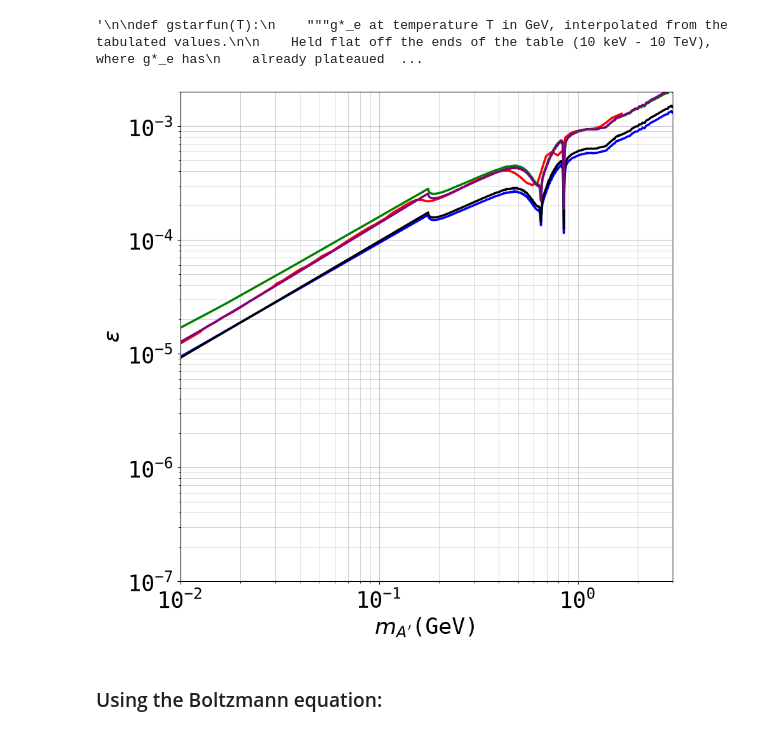
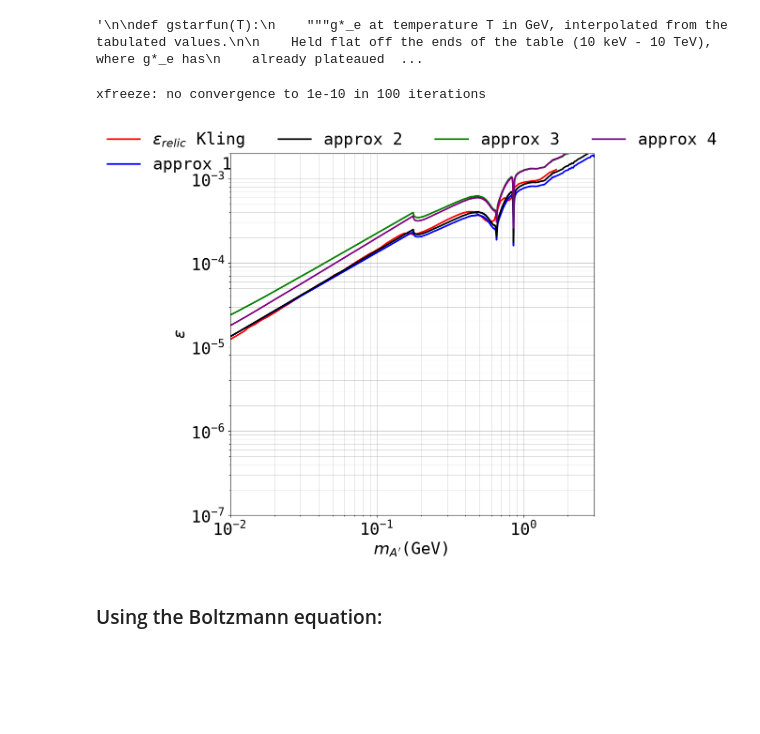
Before and after one commit to sgogoeg/bcgs_internship, a Jupyter notebook: Code/Relic_Abundance.ipynb, the cells around one changed output. Saved outputs shown, nothing was run; the diff lists cells and outputs as text; code cells hidden in the pictures; blank space fills up the shorter version.

```diff
--- a/Code/Relic_Abundance.ipynb
+++ b/Code/Relic_Abundance.ipynb
@@ -82,7 +82,7 @@ def Kl(mchi, ml):
     mchi = np.asarray(mchi, dtype=float)
     opench = mchi > ml
     r2 = np.where(opench, ml**2/np.where(opench, mchi, 1.0)**2, 0.0)
-    return np.where(opench, np.sqrt(1 - r2)*(1 + r2/6), 0.0)
+    return np.where(opench, np.sqrt(1 - r2)*(1 + r2/2), 0.0)
 
 def sumKl(mchi):
     total = np.zeros_like(np.asarray(mchi, dtype=float))
@@ -99,7 +99,7 @@ def Kmu(mchi):
     """
     mchi = np.asarray(mchi, dtype=float)
     r2 = mleptons[1]**2/mchi**2
-    return np.sqrt(1 - r2)*(1 + r2/6)
+    return np.sqrt(1 - r2)*(1 + r2/2)
 
 ### Hadronic R ratio, R = sigma(e+e- -> hadrons)/sigma(e+e- -> mu+mu-),
 ### from the PDG compilation in data/rratio.dat (1400 points, 0.3-188.7 GeV).
@@ -298,11 +298,11 @@ OmegaDM = 0.265 #Without reduced Hubble constant factor
 
 def eps_approx0(ma, alpha, alphaD, mchi):
     xf = 20
-    return np.sqrt(3e-9/(sigmavrel(1, ma, alpha, alphaD, mchi, xf)))
+    return np.sqrt(6e-9/(sigmavrel(1, ma, alpha, alphaD, mchi, xf)))
 
 def eps_approx1(ma, alpha, alphaD, mchi):
-    xf = np.log(3e-9*mpl*mchi)
-    return np.sqrt(3e-9/(sigmavrel(1, ma, alpha, alphaD, mchi, xf)))
+    xf = np.log(6e-9*mpl*mchi)
+    return np.sqrt(6e-9/(sigmavrel(1, ma, alpha, alphaD, mchi, xf)))
 # %%
 # Some of the testing parameters:
 
@@ -397,7 +397,7 @@ plt.show()
 # 150-214 MeV window once per candidate, tagged in the last column by which
 # choice(s) the row belongs to ('All' outside that window). Pick one, or
 # g*_e is double valued at seven temperatures.
-qcd_transition = "170"          # "214", "170" or "150" MeV
+qcd_transition = "214"          # "214", "170" or "150" MeV
 
 dof_table = np.genfromtxt("data/effective_dof.csv", delimiter=',', names=True,
                           dtype=None, encoding='utf-8')
@@ -489,13 +489,13 @@ T0 = 2.35e-13 # in GeV
 gstarsT0 = gstarsfun(T0)
 
 def sigmavrelic(xf, mchi):
-    return 3.79*(1+1)*xf**2*2*np.pi**2*mchi*T0**3*gstarsT0/(gstarsfun(mchi/xf)/np.sqrt(gstarfun(mchi/xf))*mpl*mchi*45*3*H0**2*Mpl**2*OmegaDM)
+    return 2*3.79*(1+1)*xf**2*2*np.pi**2*mchi*T0**3*gstarsT0/(gstarsfun(mchi/xf)/np.sqrt(gstarfun(mchi/xf))*mpl*mchi*45*3*H0**2*Mpl**2*OmegaDM)
 
 def xfreeze(mchi, x0=20.0, tol=1e-10, itmax=100):
     mchi = np.asarray(mchi, dtype=float)
     x = x0*np.ones_like(mchi)
     for _ in range(itmax):
-        A = np.log(2*0.038*gchi*mpl*mchi*sigmavrelic(x, mchi)/np.sqrt(gstarfun(mchi/x)))
+        A = np.log(1/2*(1+1)*0.038*gchi*mpl*mchi*sigmavrelic(x, mchi)/np.sqrt(gstarfun(mchi/x)))
         xnew = A - (1+1/2)*np.log(A)
         step = np.max(np.abs(xnew - x)); x = xnew
         if step < tol: break
@@ -518,6 +518,8 @@ def eps_approx3(ma, alpha, alphaD, mchi):
 # %%
 eps_approx_2 = eps_approx2(ma, alpha, alphaD, mchi)
 eps_approx_3 = eps_approx3(ma, alpha, alphaD, mchi)
+# %% [output]
+xfreeze: no convergence to 1e-10 in 100 iterations
 # %%
 ## Creating a plot:
 
@@ -543,11 +545,11 @@ ax.grid(True, which='minor', linestyle='-', linewidth=0.5, alpha=0.75)
 ax.set_axisbelow(True) # Ensure grid is below data
 
 plt.plot(ma_kling, eps_kling, color = 'red', linewidth = 2.5,
-         label = r"$\varepsilon_{relic}$ Kling (scalar, intermediate)")
-plt.plot(ma, eps_approx_0, color = 'blue', linewidth = 2.5, label = r"$\varepsilon_{relic}$ low effort 1")
-plt.plot(ma, eps_approx_1, color = 'black', linewidth = 2.5, label = r"$\epsilon_{relic}$ low effort 2")
-plt.plot(ma, eps_approx_2, color = 'green', linewidth = 2.5, label = r"$\epsilon_{relic}$ low effort 3")
-plt.plot(ma, eps_approx_3, color = 'purple', linewidth = 2.5, label = r"$\epsilon_{relic}$ low effort 4")
+         label = r"$\epsilon_{relic}$ Kling")
+plt.plot(ma, eps_approx_0, color = 'blue', linewidth = 2.5, label = r"approx 1")
+plt.plot(ma, eps_approx_1, color = 'black', linewidth = 2.5, label = r"approx 2")
+plt.plot(ma, eps_approx_2, color = 'green', linewidth = 2.5, label = r"approx 3")
+plt.plot(ma, eps_approx_3, color = 'purple', linewidth = 2.5, label = r"approx 4")
 
 ## Color palets:
 
@@ -560,37 +562,37 @@ regression_color = '#8a8a8a' # <-- neutral grey
 
 
 ## Setting a costumised legend:
 handles, labels = ax.get_legend_handles_labels() # get all legend items
-desired_order = [0, 1, 2, 3]  # change the order of legend elements
+desired_order = [0, 1, 2, 3, 4]  # change the order of legend elements
 
 
-'''ax.legend(
+ax.legend(
     [handles[i] for i in desired_order],
     [labels[i] for i in desired_order],
     loc = 'upper center',
     bbox_to_anchor = (0.5, 1.10),  # center top, above axes
     ncol = 4,                      # spread horizontally
     frameon = False                # removes legend border
-)'''
+)
 
 # Define how much to zoom out from the data plotting range (cm):
 x_min = 1e-2
 x_max = 3
 x_range = x_max - x_min
 
 y_min = 1e-7
 y_max = 2e-3
 y_range = y_max - y_min
 
 # Set the new plotting limits explicitly
 ax.set_xbound(x_min, x_max)
 ax.set_ybound(y_min, y_max)
 
 # Save and show the figure:
 plt.savefig("figures/relic_abundance_0.pdf", bbox_inches='tight')
 plt.show()
 # %% [output]
-[figure, old version]
+[figure, new version]
 # %% [markdown]
 ### Using the Boltzmann equation:
 # %% [markdown]
```
Also changed, not shown: parts of 22 cells of this notebook, 9 other files.
